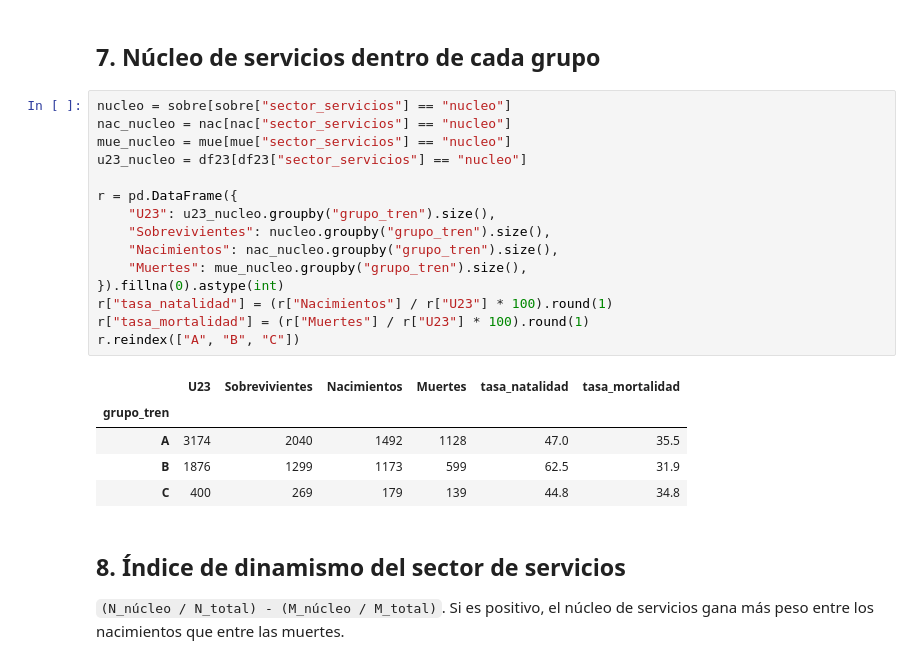
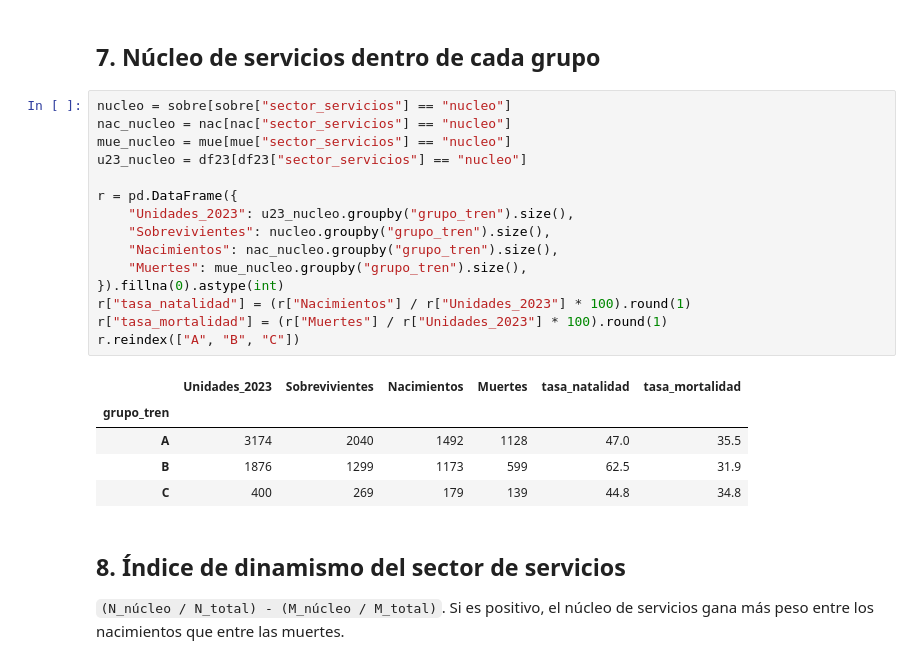
Before and after one commit to aremyesmeraldaortegon-creator/demografia-negocios-campeche, a Jupyter notebook: notebooks/02_sector_servicios.ipynb, the cells around one changed output. Saved outputs shown, nothing was run; the diff lists cells and outputs as text.

```diff
--- a/notebooks/02_sector_servicios.ipynb
+++ b/notebooks/02_sector_servicios.ipynb
@@ -169,20 +169,20 @@ plt.show()
 # %%
 nucleo = sobre[sobre["sector_servicios"] == "nucleo"]
 nac_nucleo = nac[nac["sector_servicios"] == "nucleo"]
 mue_nucleo = mue[mue["sector_servicios"] == "nucleo"]
 u23_nucleo = df23[df23["sector_servicios"] == "nucleo"]
 
 r = pd.DataFrame({
-    "U23": u23_nucleo.groupby("grupo_tren").size(),
+    "Unidades_2023": u23_nucleo.groupby("grupo_tren").size(),
     "Sobrevivientes": nucleo.groupby("grupo_tren").size(),
     "Nacimientos": nac_nucleo.groupby("grupo_tren").size(),
     "Muertes": mue_nucleo.groupby("grupo_tren").size(),
 }).fillna(0).astype(int)
-r["tasa_natalidad"] = (r["Nacimientos"] / r["U23"] * 100).round(1)
-r["tasa_mortalidad"] = (r["Muertes"] / r["U23"] * 100).round(1)
+r["tasa_natalidad"] = (r["Nacimientos"] / r["Unidades_2023"] * 100).round(1)
+r["tasa_mortalidad"] = (r["Muertes"] / r["Unidades_2023"] * 100).round(1)
 r.reindex(["A", "B", "C"])
 # %% [output]
-|  | U23 | Sobrevivientes | Nacimientos | Muertes | tasa_natalidad | tasa_mortalidad |
+|  | Unidades_2023 | Sobrevivientes | Nacimientos | Muertes | tasa_natalidad | tasa_mortalidad |
 | grupo_tren |  |  |  |  |  |  |
 | A | 3174 | 2040 | 1492 | 1128 | 47.0 | 35.5 |
 | B | 1876 | 1299 | 1173 | 599 | 62.5 | 31.9 |
```
Also changed, not shown: parts of 4 cells of this notebook, 5 other files.
